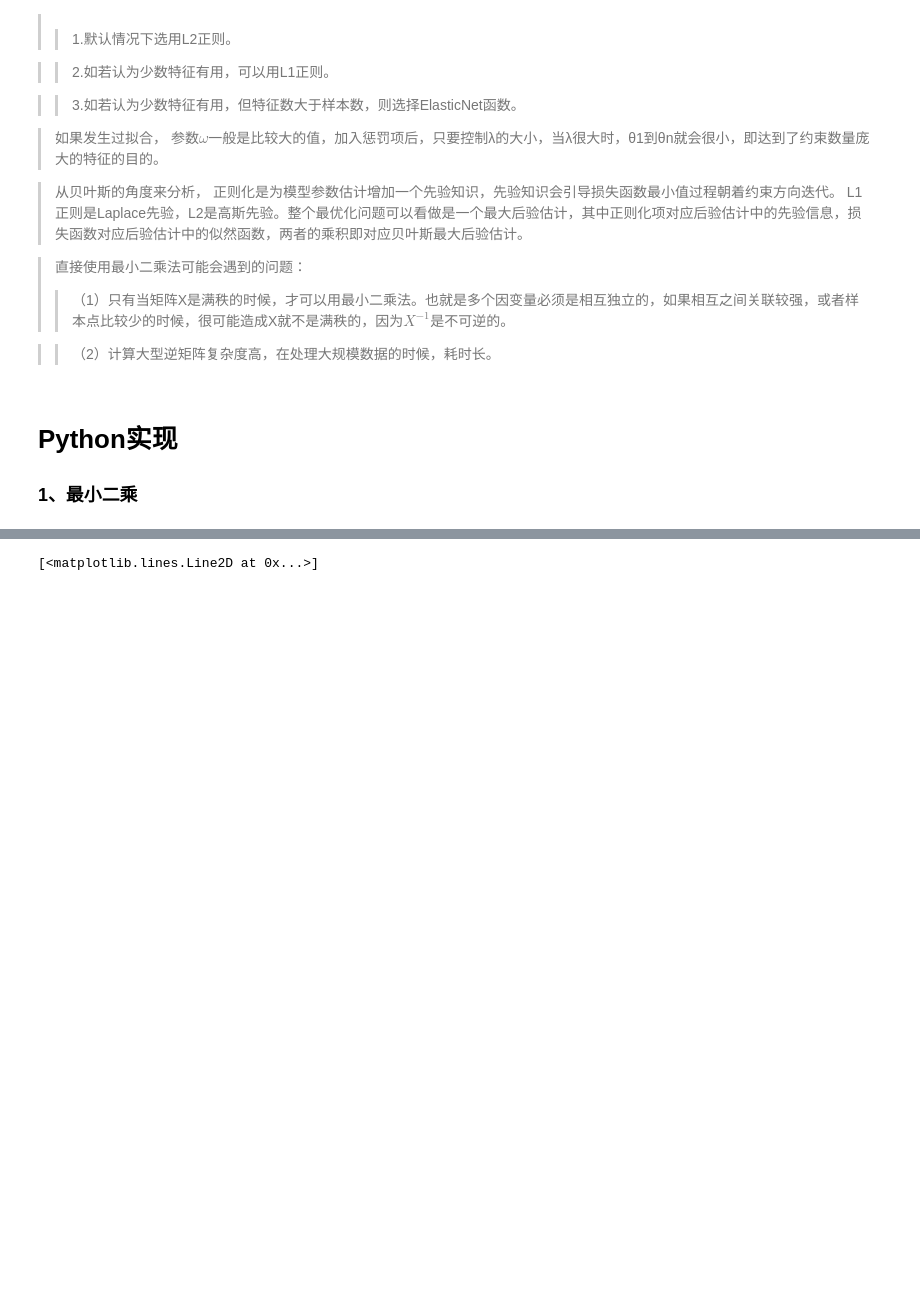
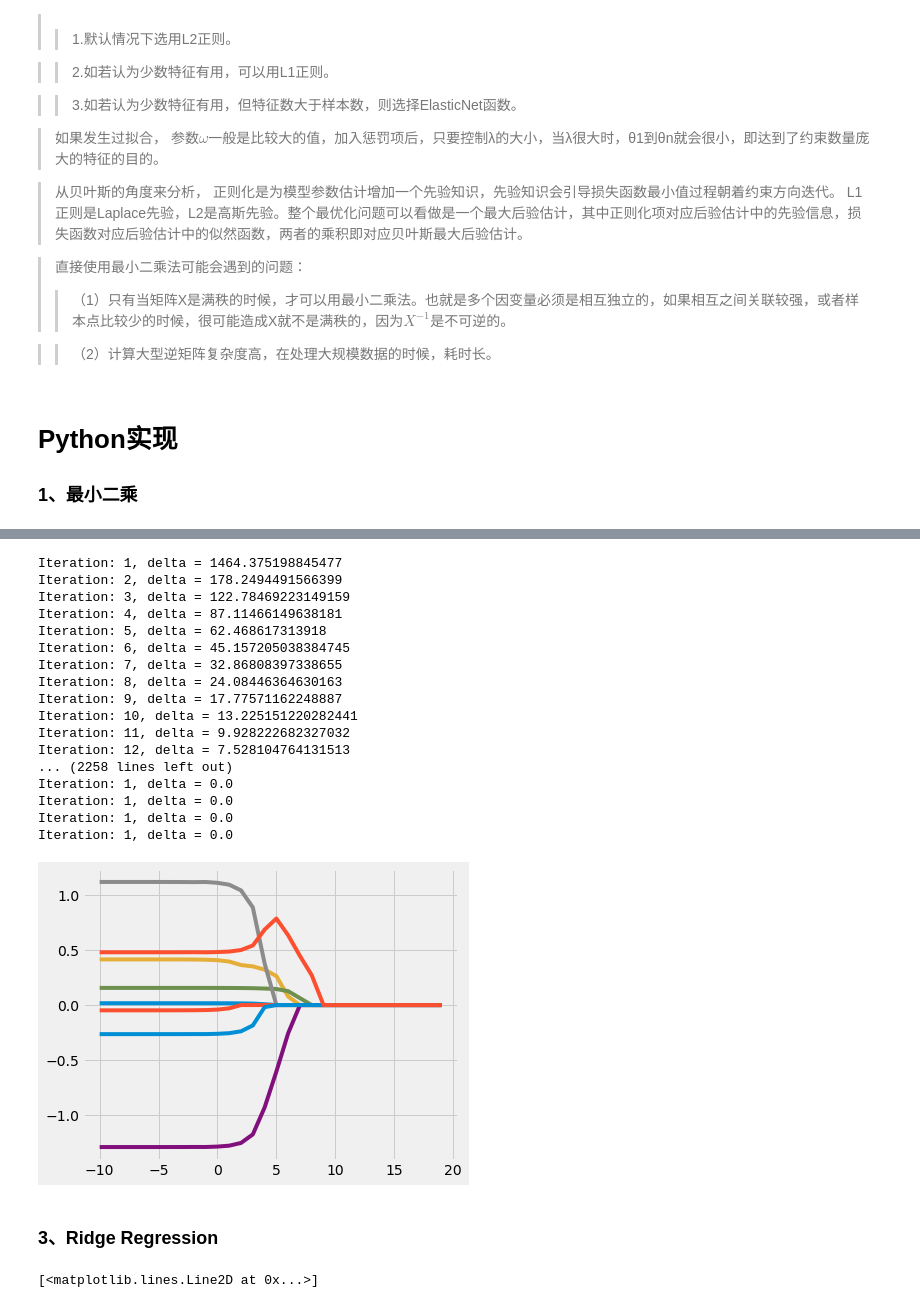
Before and after one commit to happerys/ml_algorithms, a Jupyter notebook: Regression/Linear Regression.ipynb, the cells around one changed output, grey strips where cells are left out. Drawn from its saved outputs; the diff is of its cells as text; code cells hidden in the pictures; blank space fills up the shorter version.

```diff
--- a/Regression/Linear Regression.ipynb
+++ b/Regression/Linear Regression.ipynb
@@ -185,0 +441,9 @@ $$\hat{\omega_i}:=\hat{\omega_i}-\alpha \frac{\partial E_{\hat{\omega}}}{\partia
+# %%
+X, y = load_data('abalone.txt')
+X, y = standarize(X), standarize(y)
+w = lasso_regression(X, y, lambd=10)
+y_prime = X*w
+
+# 计算相关系数
+corrcoef = get_corrcoef(np.array(y.reshape(1, -1)), np.array(y_prime.reshape(1, -1)))
+print('Correlation coefficient: {}'.format(corrcoef))
@@ -185,0 +468,44 @@ $$\hat{\omega_i}:=\hat{\omega_i}-\alpha \frac{\partial E_{\hat{\omega}}}{\partia
+# %%
+def lasso_traj(X, y, ntest=30):
+    ''' 获取回归系数轨迹矩阵
+    '''
+    _, n = X.shape
+    ws = np.zeros((ntest, n))
+    for i in range(ntest):
+        w = lasso_regression(X, y, lambd=exp(i-10))
+        ws[i, :] = w.T
+        # print('lambda = e^({}), w = {}'.format(i-10, w.T[0, :]))
+    return ws
+
+ntest = 30
+
+# 绘制轨迹
+ws = lasso_traj(X, y, ntest)
+fig = plt.figure()
+ax = fig.add_subplot(111)
+
+lambdas = [i-10 for i in range(ntest)]
+ax.plot(lambdas, ws)
+
+plt.show()
+# %% [output]
+Iteration: 1, delta = 1464.375198845477
+Iteration: 2, delta = 178.2494491566399
+Iteration: 3, delta = 122.78469223149159
+Iteration: 4, delta = 87.11466149638181
+Iteration: 5, delta = 62.468617313918
+Iteration: 6, delta = 45.157205038384745
+Iteration: 7, delta = 32.86808397338655
+Iteration: 8, delta = 24.08446364630163
+Iteration: 9, delta = 17.77571162248887
+Iteration: 10, delta = 13.225151220282441
+Iteration: 11, delta = 9.928222682327032
+Iteration: 12, delta = 7.528104764131513
+... (2258 lines left out)
+Iteration: 1, delta = 0.0
+Iteration: 1, delta = 0.0
+Iteration: 1, delta = 0.0
+Iteration: 1, delta = 0.0
+[figure, added]
+# %% [markdown]
+### 3、Ridge Regression
```
Also changed, not shown: parts of 13 cells of this notebook, 2 other files.
